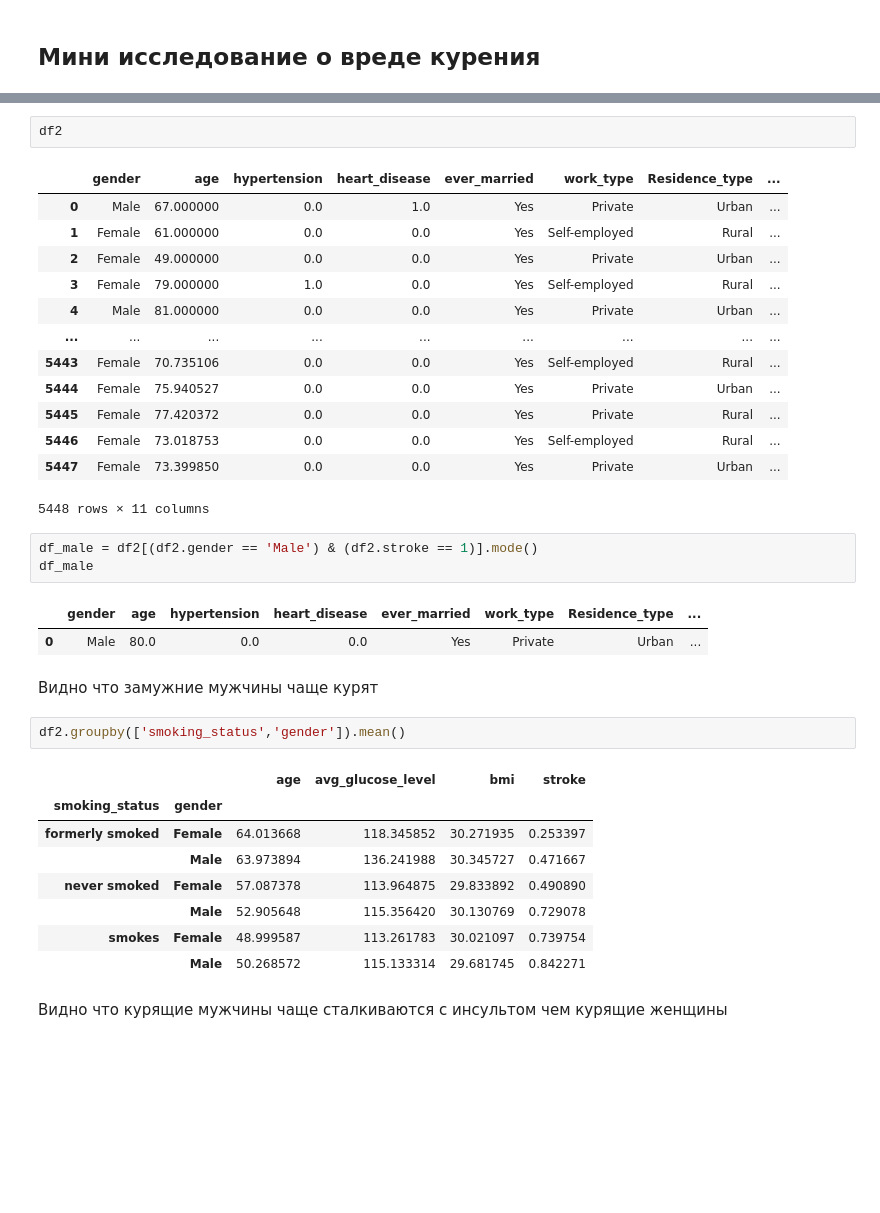
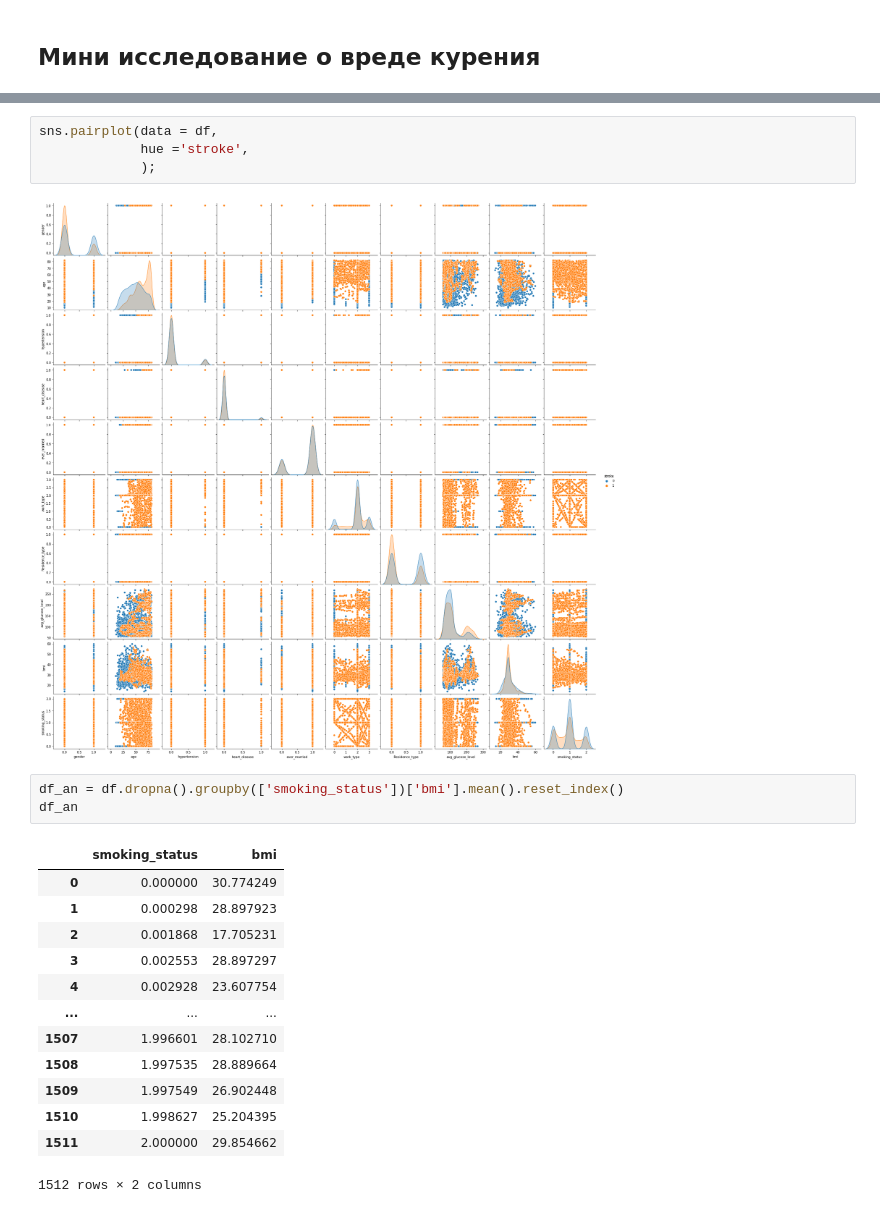
Before and after one commit to Triwka/python_homework, a Jupyter notebook: Python_HW_2.ipynb, the cells around one changed output, grey strips where cells are left out. Cells and saved outputs as stored; diff of their text form; blank space fills up the shorter version.

```diff
--- a/Python_HW_2.ipynb
+++ b/Python_HW_2.ipynb
@@ -1320,37 +1147,23 @@ df2.groupby(['stroke','smoking_status']).mean()
-# %%
-df2
-# %% [output]
-|  | gender | age | hypertension | heart_disease | ever_married | work_type | Residence_type | ... |
-| 0 | Male | 67.000000 | 0.0 | 1.0 | Yes | Private | Urban | ... |
-| 1 | Female | 61.000000 | 0.0 | 0.0 | Yes | Self-employed | Rural | ... |
-| 2 | Female | 49.000000 | 0.0 | 0.0 | Yes | Private | Urban | ... |
-| 3 | Female | 79.000000 | 1.0 | 0.0 | Yes | Self-employed | Rural | ... |
-| 4 | Male | 81.000000 | 0.0 | 0.0 | Yes | Private | Urban | ... |
-| ... | ... | ... | ... | ... | ... | ... | ... | ... |
-| 5443 | Female | 70.735106 | 0.0 | 0.0 | Yes | Self-employed | Rural | ... |
-| 5444 | Female | 75.940527 | 0.0 | 0.0 | Yes | Private | Urban | ... |
-| 5445 | Female | 77.420372 | 0.0 | 0.0 | Yes | Private | Rural | ... |
-| 5446 | Female | 73.018753 | 0.0 | 0.0 | Yes | Self-employed | Rural | ... |
-| 5447 | Female | 73.399850 | 0.0 | 0.0 | Yes | Private | Urban | ... |
-5448 rows × 11 columns
-# %%
-df_male = df2[(df2.gender == 'Male') & (df2.stroke == 1)].mode()
-df_male
-# %% [output]
-|  | gender | age | hypertension | heart_disease | ever_married | work_type | Residence_type | ... |
-| 0 | Male | 80.0 | 0.0 | 0.0 | Yes | Private | Urban | ... |
-# %% [markdown]
-Видно что замужние мужчины чаще курят
-# %%
-df2.groupby(['smoking_status','gender']).mean()
-# %% [output]
-|  |  | age | avg_glucose_level | bmi | stroke |
-| smoking_status | gender |  |  |  |  |
-| formerly smoked | Female | 64.013668 | 118.345852 | 30.271935 | 0.253397 |
-|  | Male | 63.973894 | 136.241988 | 30.345727 | 0.471667 |
-| never smoked | Female | 57.087378 | 113.964875 | 29.833892 | 0.490890 |
-|  | Male | 52.905648 | 115.356420 | 30.130769 | 0.729078 |
-| smokes | Female | 48.999587 | 113.261783 | 30.021097 | 0.739754 |
-|  | Male | 50.268572 | 115.133314 | 29.681745 | 0.842271 |
-# %% [markdown]
-Видно что курящие мужчины чаще сталкиваются с инсультом чем курящие женщины
+# %%
+sns.pairplot(data = df,
+             hue ='stroke',
+             );
+# %% [output]
+[figure, added]
+# %%
+df_an = df.dropna().groupby(['smoking_status'])['bmi'].mean().reset_index()
+df_an
+# %% [output]
+|  | smoking_status | bmi |
+| 0 | 0.000000 | 30.774249 |
+| 1 | 0.000298 | 28.897923 |
+| 2 | 0.001868 | 17.705231 |
+| 3 | 0.002553 | 28.897297 |
+| 4 | 0.002928 | 23.607754 |
+| ... | ... | ... |
+| 1507 | 1.996601 | 28.102710 |
+| 1508 | 1.997535 | 28.889664 |
+| 1509 | 1.997549 | 26.902448 |
+| 1510 | 1.998627 | 25.204395 |
+| 1511 | 2.000000 | 29.854662 |
+1512 rows × 2 columns
```
Also changed, not shown: parts of 25 cells of this notebook.
